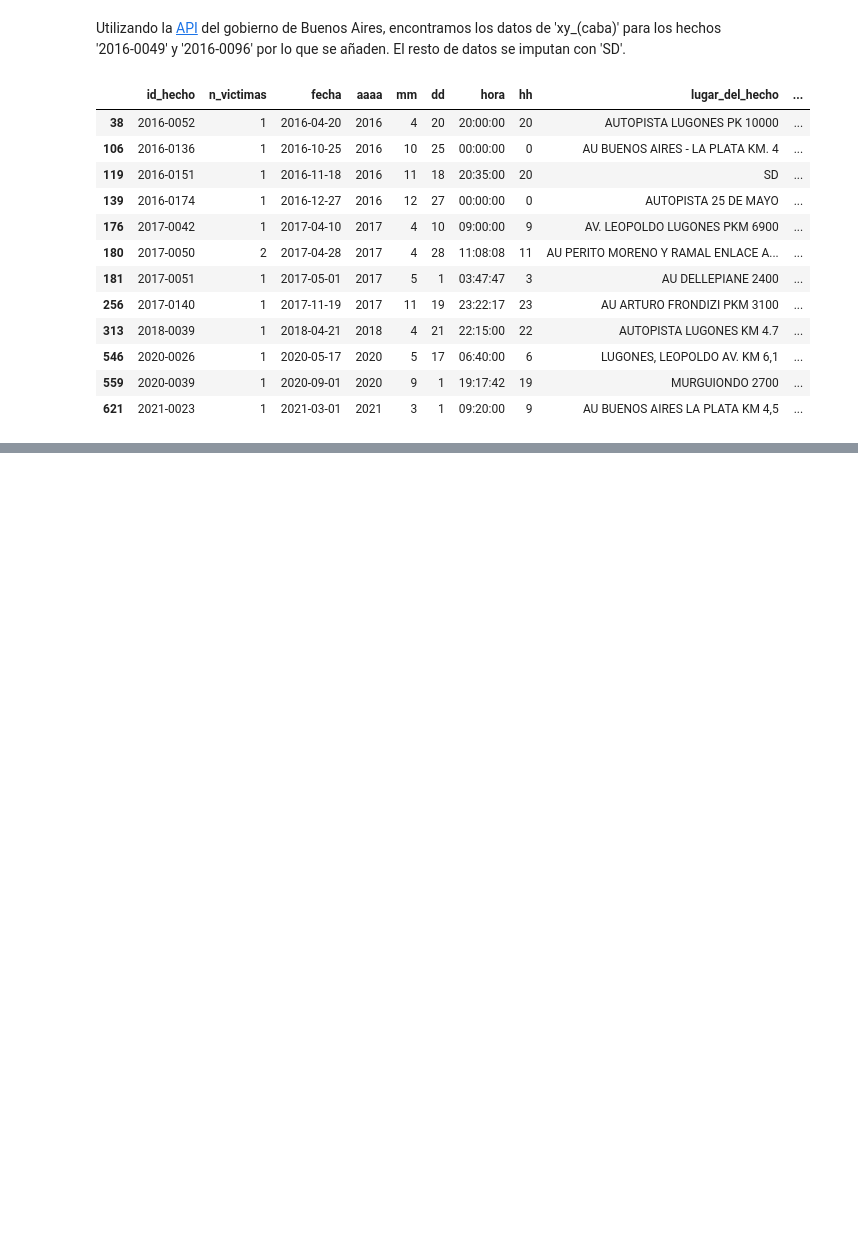
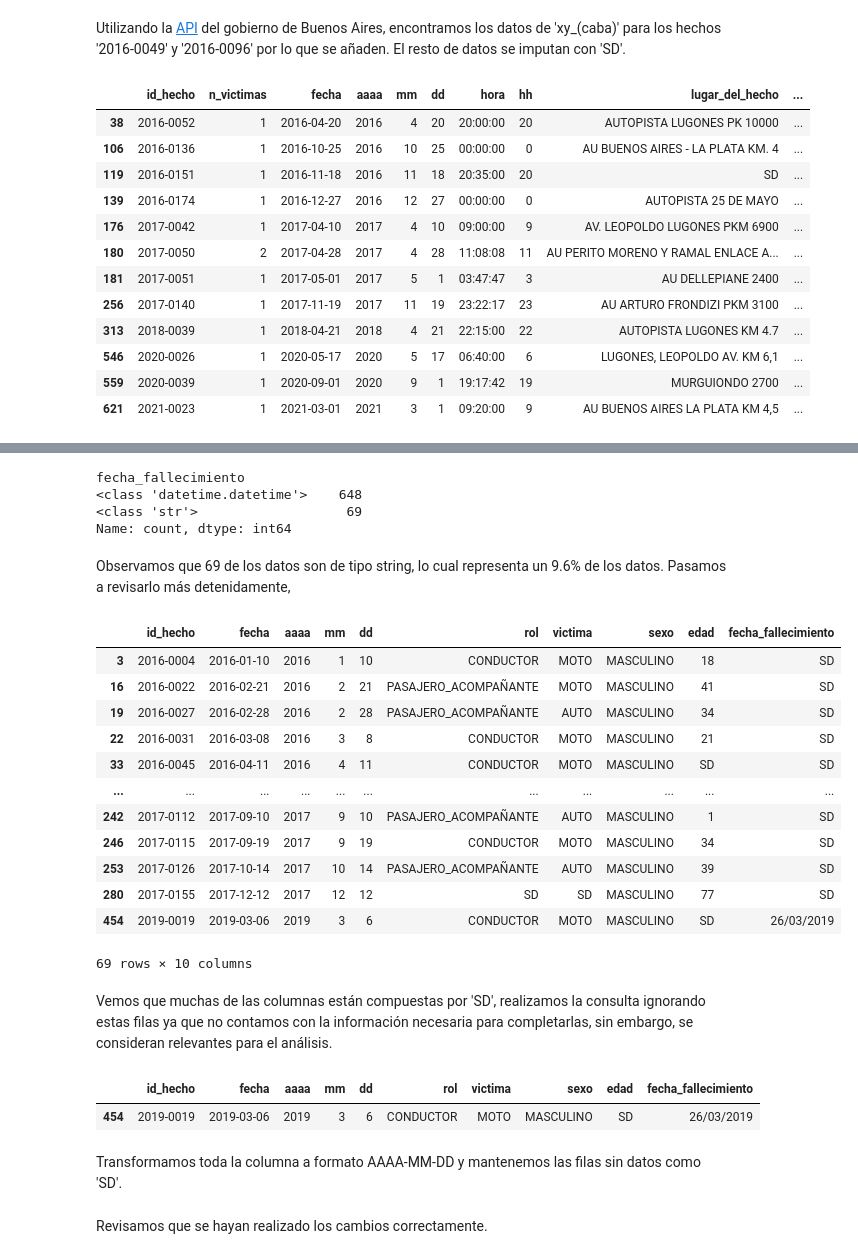
Before and after one commit to JBSosa/DA_Siniestros, a Jupyter notebook: Notebooks/EDA.ipynb, the cells around one changed output, grey strips where cells are left out. Saved outputs shown, nothing was run; the diff lists cells and outputs as text; code cells hidden in the pictures; blank space fills up the shorter version.

```diff
--- a/Notebooks/EDA.ipynb
+++ b/Notebooks/EDA.ipynb
@@ -457,0 +623,39 @@ homicidiosHechosDf[homicidiosHechosDf['pos_x'] == 'SD']
+# %%
+homicidiosVictimasDf['fecha_fallecimiento'].apply(type).value_counts()
+# %% [output]
+fecha_fallecimiento
+<class 'datetime.datetime'>    648
+<class 'str'>                   69
+Name: count, dtype: int64
+# %% [markdown]
+Observamos que 69 de los datos son de tipo string, lo cual representa un 9.6% de los datos. Pasamos a revisarlo más detenidamente,
+# %%
+homicidiosVictimasDf[
+    (homicidiosVictimasDf['fecha_fallecimiento'].apply(type) == str)
+]
+# %% [output]
+|  | id_hecho | fecha | aaaa | mm | dd | rol | victima | sexo | edad | fecha_fallecimiento |
+| 3 | 2016-0004 | 2016-01-10 | 2016 | 1 | 10 | CONDUCTOR | MOTO | MASCULINO | 18 | SD |
+| 16 | 2016-0022 | 2016-02-21 | 2016 | 2 | 21 | PASAJERO_ACOMPAÑANTE | MOTO | MASCULINO | 41 | SD |
+| 19 | 2016-0027 | 2016-02-28 | 2016 | 2 | 28 | PASAJERO_ACOMPAÑANTE | AUTO | MASCULINO | 34 | SD |
+| 22 | 2016-0031 | 2016-03-08 | 2016 | 3 | 8 | CONDUCTOR | MOTO | MASCULINO | 21 | SD |
+| 33 | 2016-0045 | 2016-04-11 | 2016 | 4 | 11 | CONDUCTOR | MOTO | MASCULINO | SD | SD |
+| ... | ... | ... | ... | ... | ... | ... | ... | ... | ... | ... |
+| 242 | 2017-0112 | 2017-09-10 | 2017 | 9 | 10 | PASAJERO_ACOMPAÑANTE | AUTO | MASCULINO | 1 | SD |
+| 246 | 2017-0115 | 2017-09-19 | 2017 | 9 | 19 | CONDUCTOR | MOTO | MASCULINO | 34 | SD |
+| 253 | 2017-0126 | 2017-10-14 | 2017 | 10 | 14 | PASAJERO_ACOMPAÑANTE | AUTO | MASCULINO | 39 | SD |
+| 280 | 2017-0155 | 2017-12-12 | 2017 | 12 | 12 | SD | SD | MASCULINO | 77 | SD |
+| 454 | 2019-0019 | 2019-03-06 | 2019 | 3 | 6 | CONDUCTOR | MOTO | MASCULINO | SD | 26/03/2019 |
+69 rows × 10 columns
+# %% [markdown]
+Vemos que muchas de las columnas están compuestas por 'SD', realizamos la consulta ignorando estas filas ya que no contamos con la información necesaria para completarlas, sin embargo, se consideran relevantes para el análisis.
+# %%
+homicidiosVictimasDf[
+    (homicidiosVictimasDf['fecha_fallecimiento'].apply(type) == str) &
+    (homicidiosVictimasDf['fecha_fallecimiento'] != 'SD')
+]
+# %% [output]
+|  | id_hecho | fecha | aaaa | mm | dd | rol | victima | sexo | edad | fecha_fallecimiento |
+| 454 | 2019-0019 | 2019-03-06 | 2019 | 3 | 6 | CONDUCTOR | MOTO | MASCULINO | SD | 26/03/2019 |
+# %% [markdown]
+Transformamos toda la columna a formato AAAA-MM-DD y mantenemos las filas sin datos como 'SD'.
@@ -457,0 +667,2 @@ homicidiosHechosDf[homicidiosHechosDf['pos_x'] == 'SD']
+# %% [markdown]
+Revisamos que se hayan realizado los cambios correctamente.
```
Also changed, not shown: parts of 63 cells of this notebook, 1 other file.
